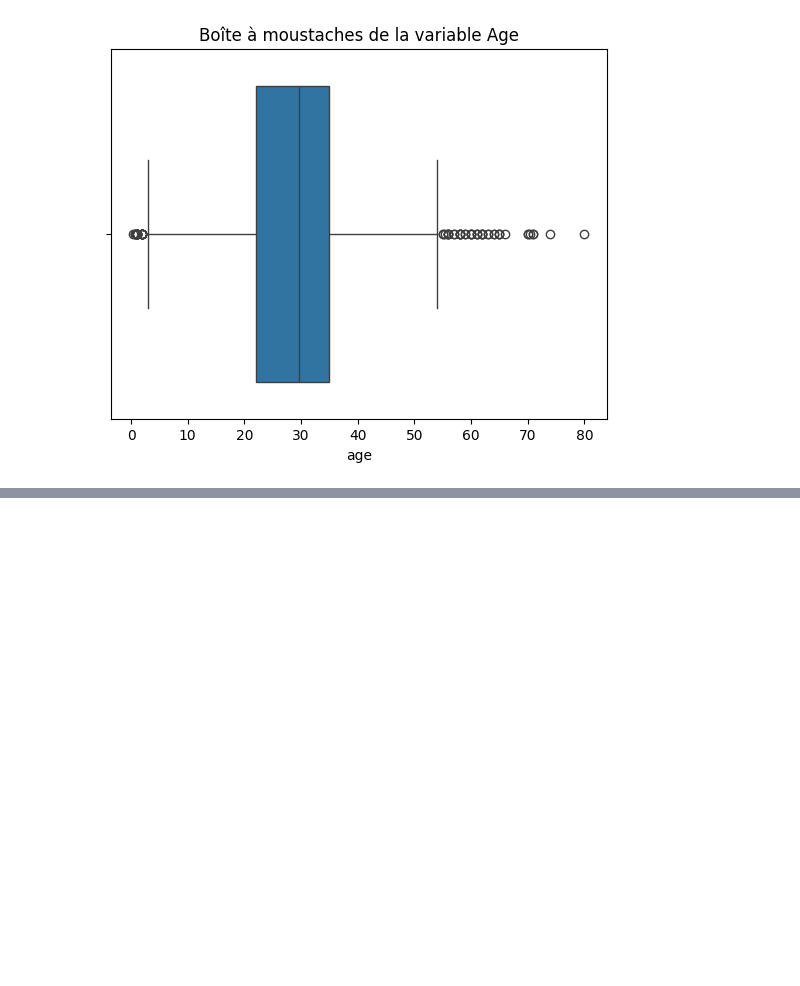
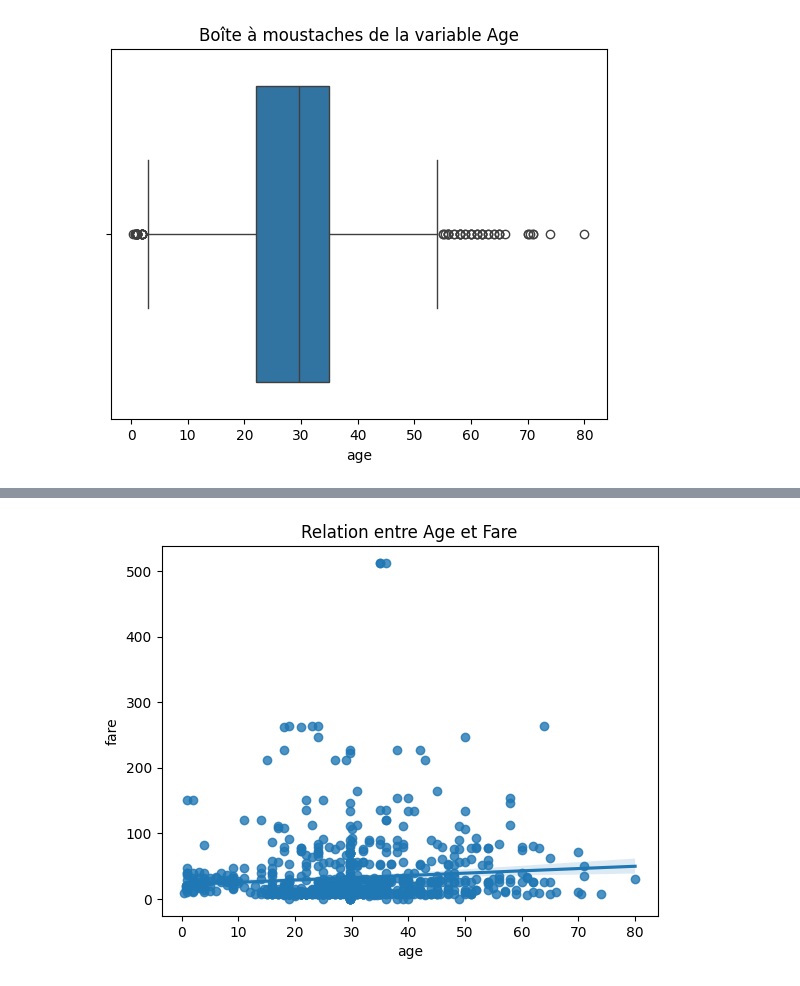
Before and after one commit to bravovaldes/Apprentissage_Supervise_Regression, a Jupyter notebook: Untitled1.ipynb, the cells around one changed output, grey strips where cells are left out. Saved outputs shown, nothing was run; the diff lists cells and outputs as text; code cells hidden in the pictures; blank space fills up the shorter version.

```diff
--- a/Untitled1.ipynb
+++ b/Untitled1.ipynb
@@ -122,0 +151,6 @@ plt.show()
+# %%
+sns.regplot(x='age',y='fare',data=df)
+plt.title('Relation entre Age et Fare')
+plt.show()
+# %% [output]
+[figure, added]
```
Also changed, not shown: parts of 11 cells of this notebook.
